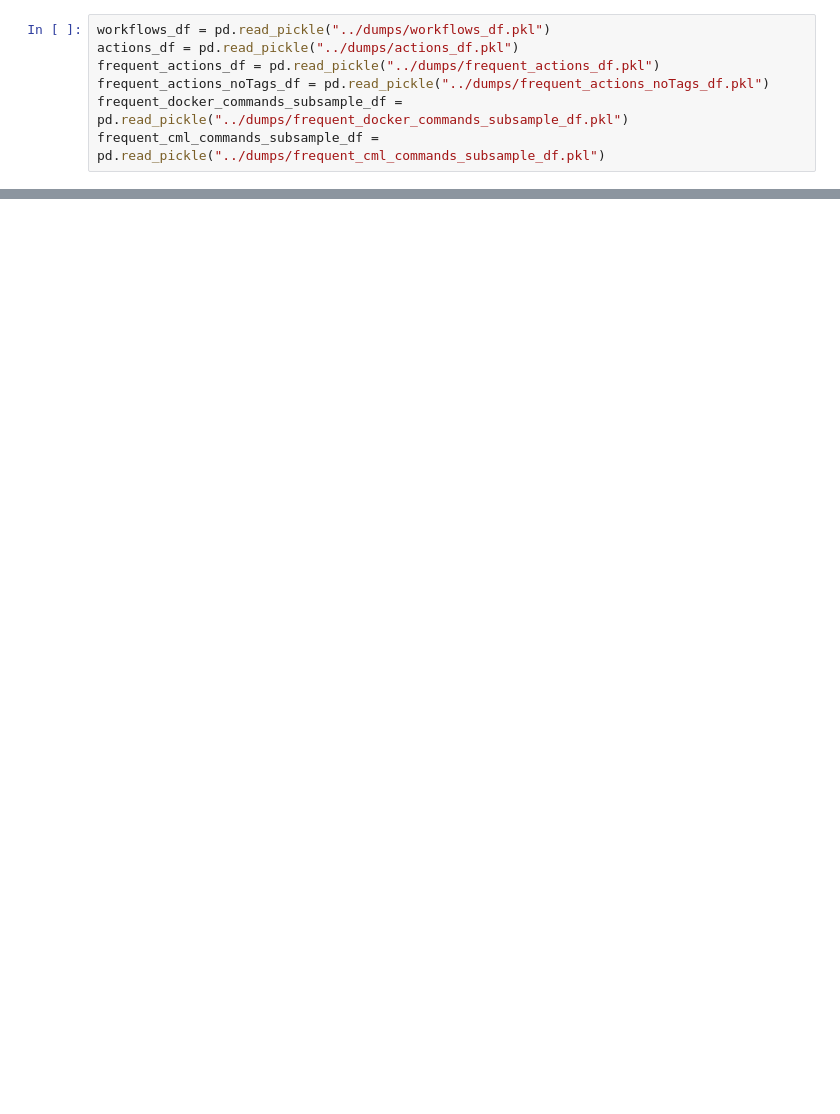
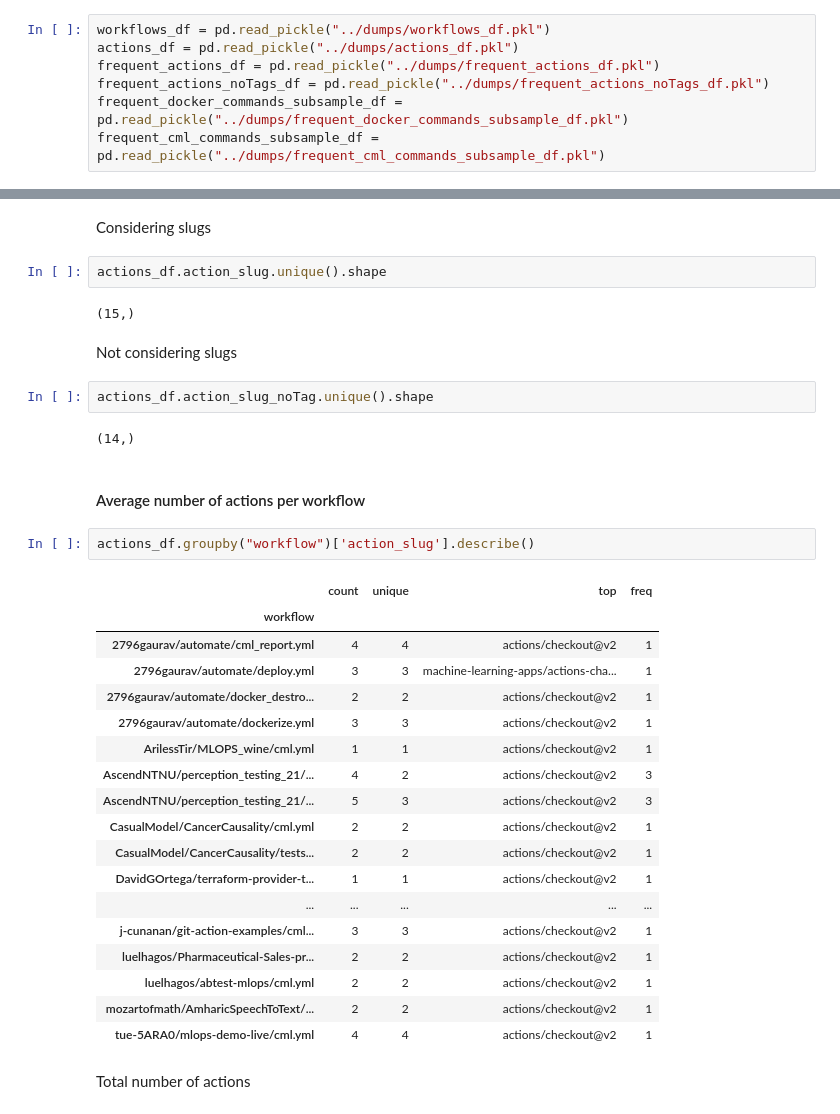
Before and after one commit to collab-uniba/mlops4aisystems, a Jupyter notebook: notebooks/Final analysis.ipynb, the cells around one changed output, grey strips where cells are left out. Cells and saved outputs as stored; diff of their text form; blank space fills up the shorter version.

```diff
--- a/notebooks/Final analysis.ipynb
+++ b/notebooks/Final analysis.ipynb
@@ -116,0 +181,37 @@ frequent_docker_commands_subsample_df
+# %% [markdown]
+Considering slugs
+# %%
+actions_df.action_slug.unique().shape
+# %% [output]
+(15,)
+# %% [markdown]
+Not considering slugs
+# %%
+actions_df.action_slug_noTag.unique().shape
+# %% [output]
+(14,)
+# %% [markdown]
+#### Average number of actions per workflow
+# %%
+actions_df.groupby("workflow")['action_slug'].describe()
+# %% [output]
+|  | count | unique | top | freq |
+| workflow |  |  |  |  |
+| 2796gaurav/automate/cml_report.yml | 4 | 4 | actions/checkout@v2 | 1 |
+| 2796gaurav/automate/deploy.yml | 3 | 3 | machine-learning-apps/actions-cha... | 1 |
+| 2796gaurav/automate/docker_destro... | 2 | 2 | actions/checkout@v2 | 1 |
+| 2796gaurav/automate/dockerize.yml | 3 | 3 | actions/checkout@v2 | 1 |
+| ArilessTir/MLOPS_wine/cml.yml | 1 | 1 | actions/checkout@v2 | 1 |
+| AscendNTNU/perception_testing_21/... | 4 | 2 | actions/checkout@v2 | 3 |
+| AscendNTNU/perception_testing_21/... | 5 | 3 | actions/checkout@v2 | 3 |
+| CasualModel/CancerCausality/cml.yml | 2 | 2 | actions/checkout@v2 | 1 |
+| CasualModel/CancerCausality/tests... | 2 | 2 | actions/checkout@v2 | 1 |
+| DavidGOrtega/terraform-provider-t... | 1 | 1 | actions/checkout@v2 | 1 |
+| ... | ... | ... | ... | ... |
+| j-cunanan/git-action-examples/cml... | 3 | 3 | actions/checkout@v2 | 1 |
+| luelhagos/Pharmaceutical-Sales-pr... | 2 | 2 | actions/checkout@v2 | 1 |
+| luelhagos/abtest-mlops/cml.yml | 2 | 2 | actions/checkout@v2 | 1 |
+| mozartofmath/AmharicSpeechToText/... | 2 | 2 | actions/checkout@v2 | 1 |
+| tue-5ARA0/mlops-demo-live/cml.yml | 4 | 4 | actions/checkout@v2 | 1 |
+# %% [markdown]
+Total number of actions
```
Also changed, not shown: parts of 97 cells of this notebook, 1 other file.
